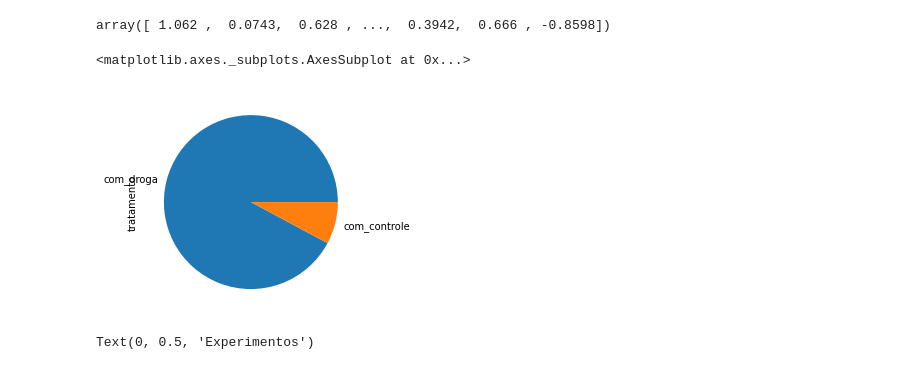
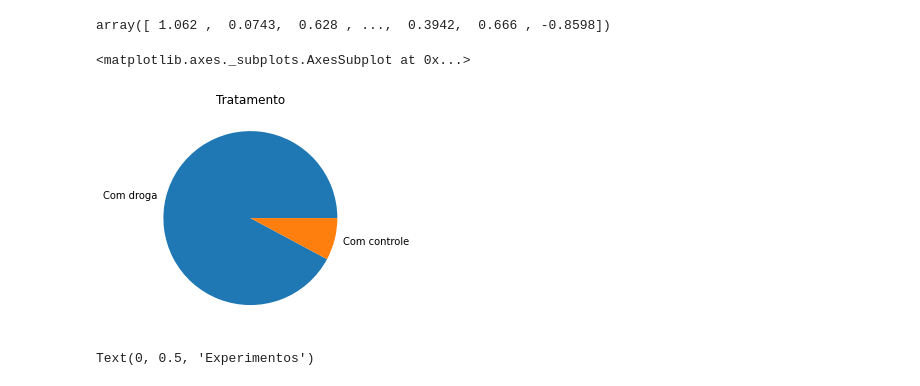
Before and after one commit to Phiiilp/imersao_dados_3_alura, a Jupyter notebook: Imersao_Dados_aula01.ipynb, the cells around one changed output. Saved outputs shown, nothing was run; the diff lists cells and outputs as text; code cells hidden in the pictures.

```diff
--- a/Imersao_Dados_aula01.ipynb
+++ b/Imersao_Dados_aula01.ipynb
@@ -37,10 +37,10 @@ dados['g-0'].unique()
 # %% [output]
 array([ 1.062 ,  0.0743,  0.628 , ...,  0.3942,  0.666 , -0.8598])
 # %%
-dados['tratamento'].value_counts().plot.pie()
+dados['tratamento'].value_counts().plot.pie(label='',labels=['Com droga','Com controle'],radius=1,title="Tratamento")
 # %% [output]
 <matplotlib.axes._subplots.AxesSubplot at 0x...>
-[figure, old version]
+[figure, new version]
 # %%
 dados['tempo'].value_counts().plot.bar(title='Horas gastar nos experimentos').set_xlabel('Horas')
 dados['tempo'].value_counts().plot.bar(title='Horas gastar nos experimentos').set_ylabel("Experimentos")
```
